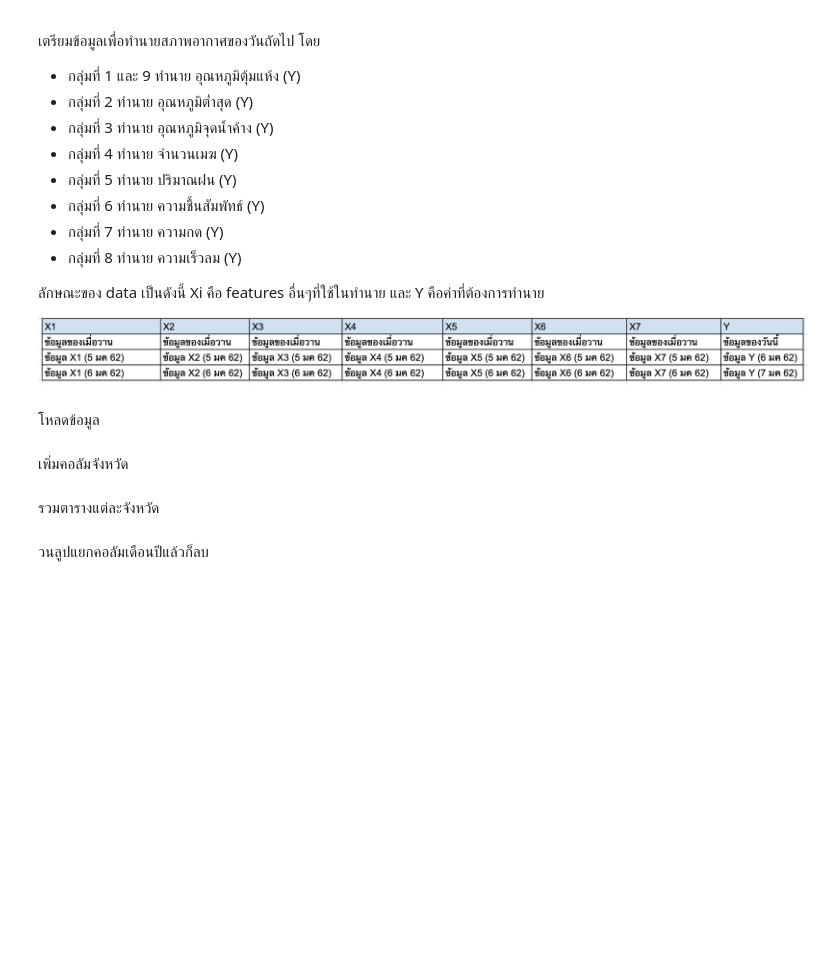
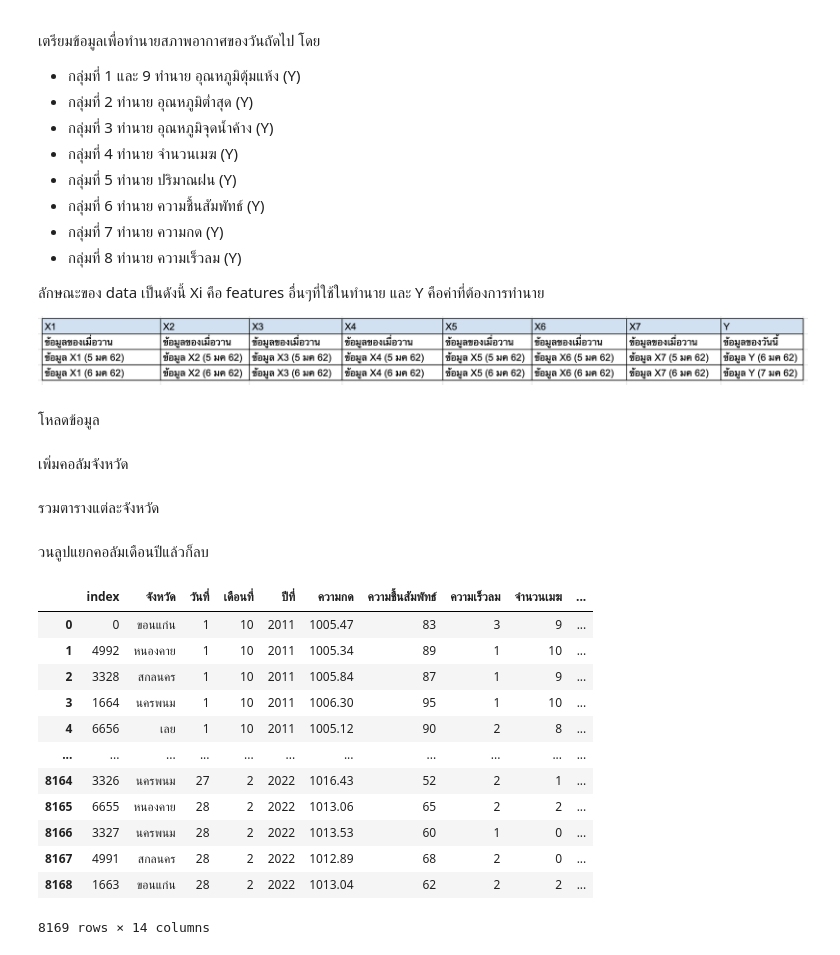
Before and after one commit to TungSoPon/bsc_dpdm22, a Jupyter notebook: midterm_dpdm22.ipynb, the cells around one changed output. Drawn from its saved outputs; the diff is of its cells as text; code cells hidden in the pictures; blank space fills up the shorter version.

```diff
--- a/midterm_dpdm22.ipynb
+++ b/midterm_dpdm22.ipynb
@@ -568,3 +568,20 @@ pk = pd.DataFrame(p)
 pk = pd.DataFrame(p, columns=['จังหวัด','0','วันที่','1','เดือนที่','2','ปีที่','3','ความกด'])
 # %%
 pk.drop(['0', '1', '2','3'], 1, inplace=True)
+# %%
+weather = pd.read_csv('/content/drive/MyDrive/DMPM/Group8.csv').sort_values(by='date', ascending=True).reset_index()
+weather
+# %% [output]
+|  | index | จังหวัด | วันที่ | เดือนที่ | ปีที่ | ความกด | ความชื้นสัมพัทธ์ | ความเร็วลม | จำนวนเมฆ | ... |
+| 0 | 0 | ขอนแก่น | 1 | 10 | 2011 | 1005.47 | 83 | 3 | 9 | ... |
+| 1 | 4992 | หนองคาย | 1 | 10 | 2011 | 1005.34 | 89 | 1 | 10 | ... |
+| 2 | 3328 | สกลนคร | 1 | 10 | 2011 | 1005.84 | 87 | 1 | 9 | ... |
+| 3 | 1664 | นครพนม | 1 | 10 | 2011 | 1006.30 | 95 | 1 | 10 | ... |
+| 4 | 6656 | เลย | 1 | 10 | 2011 | 1005.12 | 90 | 2 | 8 | ... |
+| ... | ... | ... | ... | ... | ... | ... | ... | ... | ... | ... |
+| 8164 | 3326 | นครพนม | 27 | 2 | 2022 | 1016.43 | 52 | 2 | 1 | ... |
+| 8165 | 6655 | หนองคาย | 28 | 2 | 2022 | 1013.06 | 65 | 2 | 2 | ... |
+| 8166 | 3327 | นครพนม | 28 | 2 | 2022 | 1013.53 | 60 | 1 | 0 | ... |
+| 8167 | 4991 | สกลนคร | 28 | 2 | 2022 | 1012.89 | 68 | 2 | 0 | ... |
+| 8168 | 1663 | ขอนแก่น | 28 | 2 | 2022 | 1013.04 | 62 | 2 | 2 | ... |
+8169 rows × 14 columns
```
Also changed, not shown: parts of 2 cells of this notebook.
